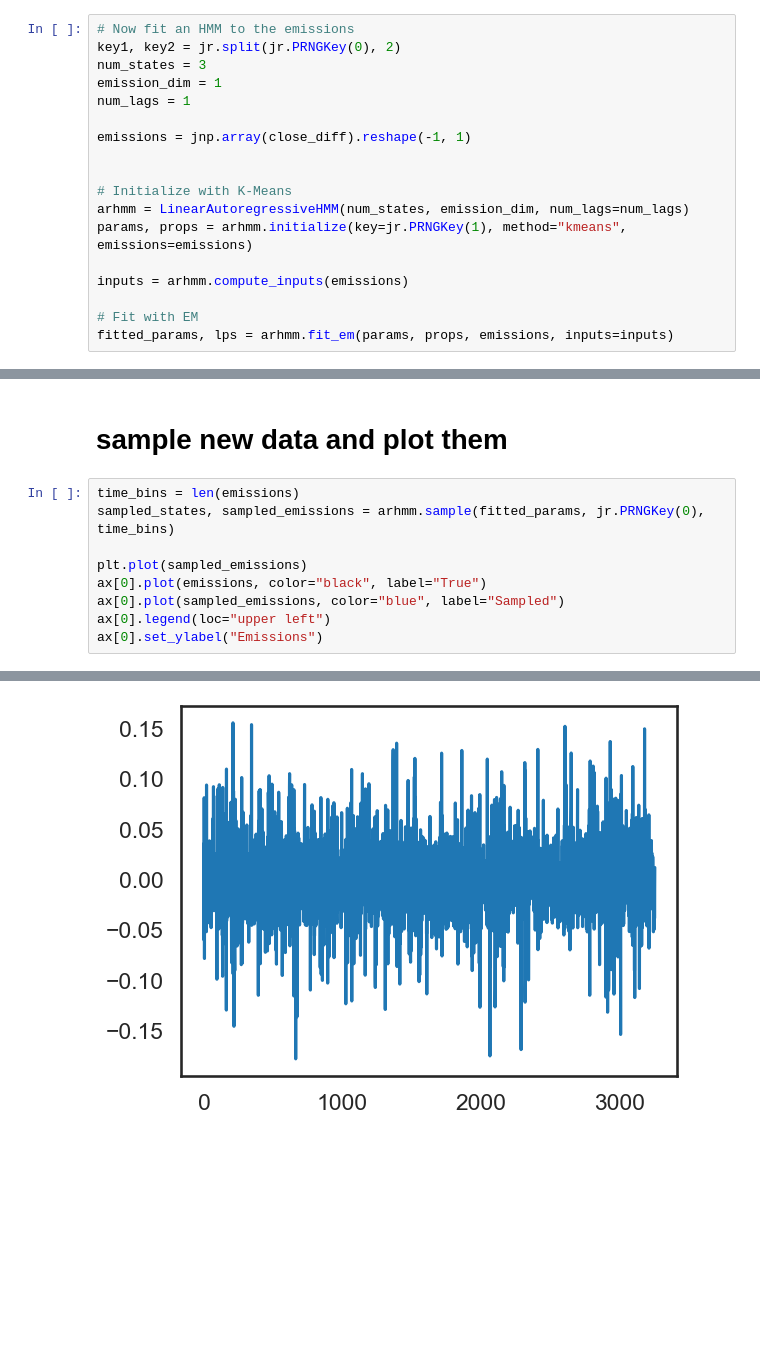
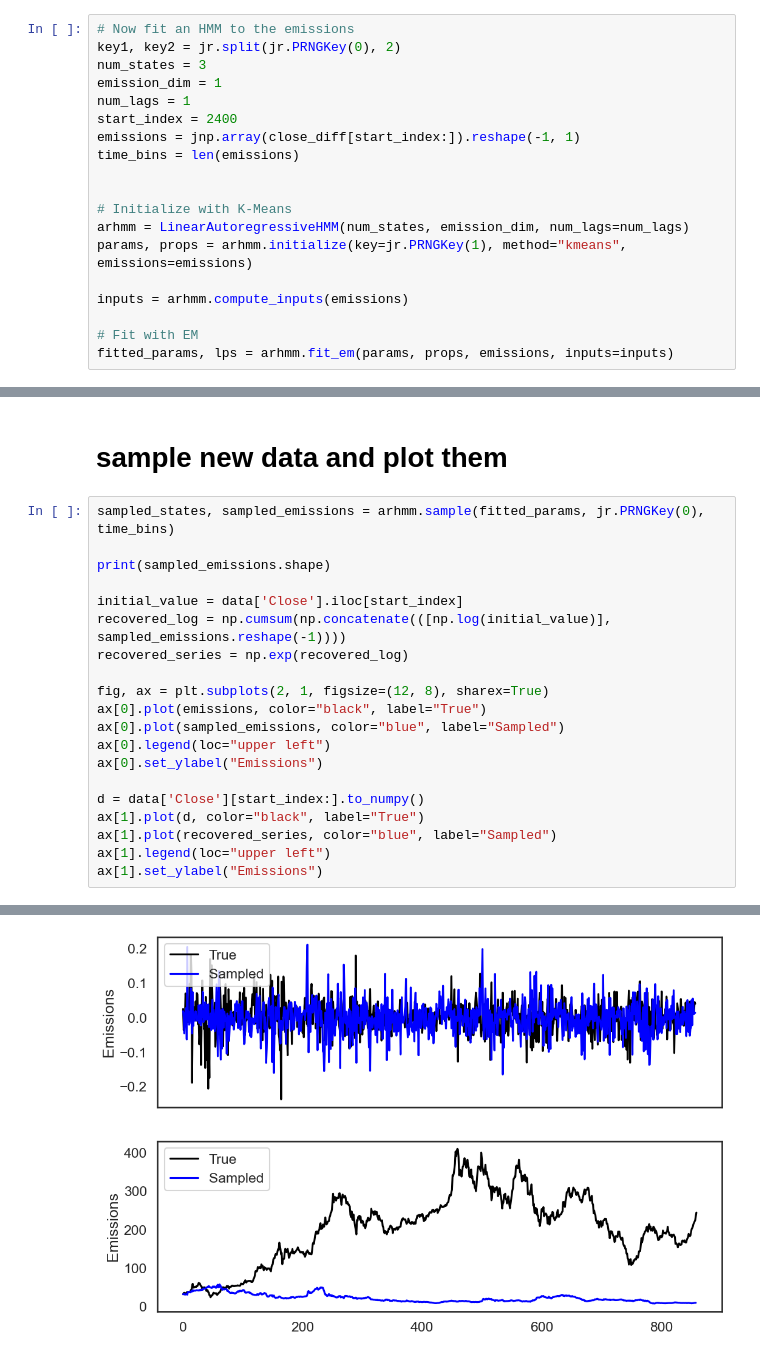
Before and after one commit to mzampar/PML_ARHMM, a Jupyter notebook: financial_analysis.ipynb, the cells around one changed output, grey strips where cells are left out. Drawn from its saved outputs; the diff is of its cells as text; blank space fills up the shorter version.

```diff
--- a/financial_analysis.ipynb
+++ b/financial_analysis.ipynb
@@ -59,8 +72,9 @@ key1, key2 = jr.split(jr.PRNGKey(0), 2)
 num_states = 3
 emission_dim = 1
 num_lags = 1
-
-emissions = jnp.array(close_diff).reshape(-1, 1)
+start_index = 2400
+emissions = jnp.array(close_diff[start_index:]).reshape(-1, 1)
+time_bins = len(emissions)
 
 
 # Initialize with K-Means
@@ -115,12 +129,23 @@ most_likely_states = arhmm.most_likely_states(fitted_params, emissions, inputs=i
 # %% [markdown]
 # sample new data and plot them
 # %%
-time_bins = len(emissions)
 sampled_states, sampled_emissions = arhmm.sample(fitted_params, jr.PRNGKey(0), time_bins)
 
-plt.plot(sampled_emissions)
+print(sampled_emissions.shape)
+
+initial_value = data['Close'].iloc[start_index]
+recovered_log = np.cumsum(np.concatenate(([np.log(initial_value)], sampled_emissions.reshape(-1))))
+recovered_series = np.exp(recovered_log)
+
+fig, ax = plt.subplots(2, 1, figsize=(12, 8), sharex=True)
 ax[0].plot(emissions, color="black", label="True")
 ax[0].plot(sampled_emissions, color="blue", label="Sampled")
 ax[0].legend(loc="upper left")
 ax[0].set_ylabel("Emissions")
+
+d = data['Close'][start_index:].to_numpy()
+ax[1].plot(d, color="black", label="True")
+ax[1].plot(recovered_series, color="blue", label="Sampled")
+ax[1].legend(loc="upper left")
+ax[1].set_ylabel("Emissions")
 # %% [output]
@@ -128 +154 @@ NameError: name 'ax' is not defined
-[figure, old version]
+[figure, new version]
```
Also changed, not shown: parts of 10 cells of this notebook.
